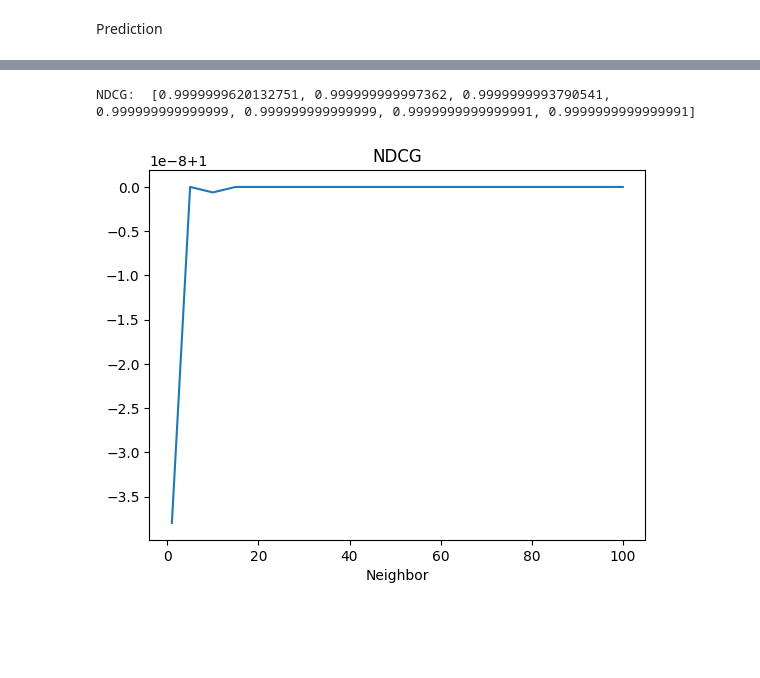
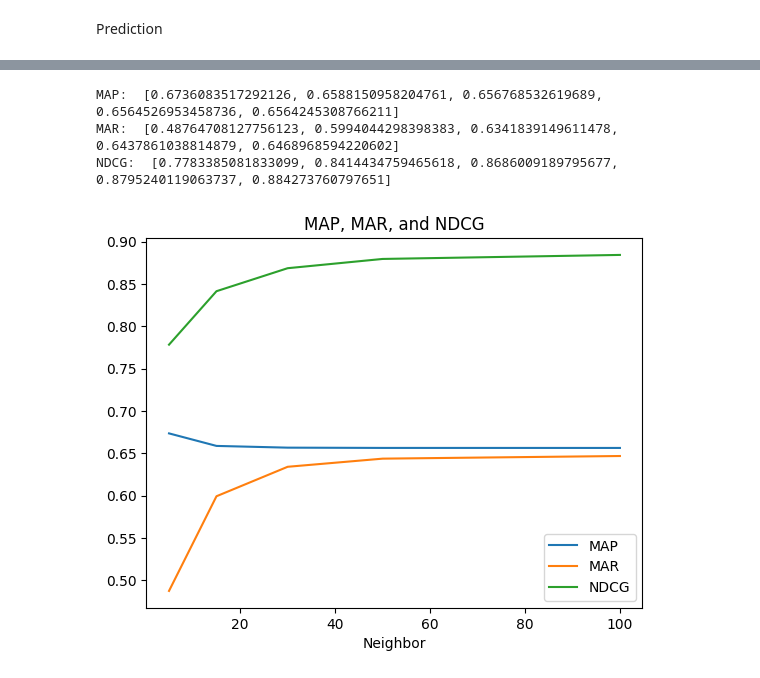
Before and after one commit to datht4889/MovieRecommender, a Jupyter notebook: src/Item_Item_ColaborativeFiltering.ipynb, the cells around one changed output, grey strips where cells are left out. Saved outputs shown, nothing was run; the diff lists cells and outputs as text; code cells hidden in the pictures; blank space fills up the shorter version.

```diff
--- a/src/Item_Item_ColaborativeFiltering.ipynb
+++ b/src/Item_Item_ColaborativeFiltering.ipynb
@@ -151,0 +128,11 @@ NDCG
+# %%
+def RMSE(pred, test):
+    pred=pred.T
+    test=test.T
+    rmse=0
+    mae=0
+    for user in range(u):
+        e=pred[user]-test[user]
+        rmse+=np.nanmean(np.square(e))
+        mae+=np.nanmean(np.abs(e))
+    return (rmse/u, mae/u)
@@ -171,3 +261,25 @@ plt.show()
+# %%
+precision = []
+recall = []
+f1 = []
+ndcg = []
+map=[]
+mar=[]
+num_movie = [5,15,30,50,100]
+user_item = predict_matrix(30)
+for k in num_movie:
+    e=RMSE(user_item, user_item_test)
+    rmse.append(e[0])
+    mae.append(e[1])
+
+    metric=PrecisionAtK(user_item, k)
+    precision.append(metric[0])
+    recall.append(metric[1])
+    f1.append(metric[2])
+    map.append(metric[3])
+    mar.append(metric[4])
+
+    ndcg.append(NDCG(user_item, k))
 # %%
 print("Precision: ",precision)
 plt=reload(plt)
@@ -191,10 +296,17 @@ Recall:  [0.2833299182236462, 0.5574204124210644, 0.6590913324516141, 0.70832479
 # %%
-print("NDCG: ",NDCG)
+print("MAP: ",map)
+print('MAR: ',mar)
+print('NDCG: ', ndcg)
 plt=reload(plt)
-plt.plot(iteration_list, NDCG)
+plt.plot(num_movie, map, label='MAP')
+plt.plot(num_movie, mar, label ='MAR')
+plt.plot(num_movie, ndcg, label ='NDCG')
 plt.xlabel('Neighbor')
-plt.title('NDCG')
+plt.title('MAP, MAR, and NDCG')
+plt.legend()
 plt.show()
 # %% [output]
-NDCG:  [0.9999999620132751, 0.999999999997362, 0.9999999993790541, 0.999999999999999, 0.999999999999999, 0.9999999999999991, 0.9999999999999991]
+MAP:  [0.6736083517292126, 0.6588150958204761, 0.656768532619689, 0.6564526953458736, 0.6564245308766211]
+MAR:  [0.48764708127756123, 0.5994044298398383, 0.6341839149611478, 0.6437861038814879, 0.6468968594220602]
+NDCG:  [0.7783385081833099, 0.8414434759465618, 0.8686009189795677, 0.8795240119063737, 0.884273760797651]
-[figure, old version]
+[figure, new version]
```
Also changed, not shown: parts of 23 cells of this notebook, 4 other files.
